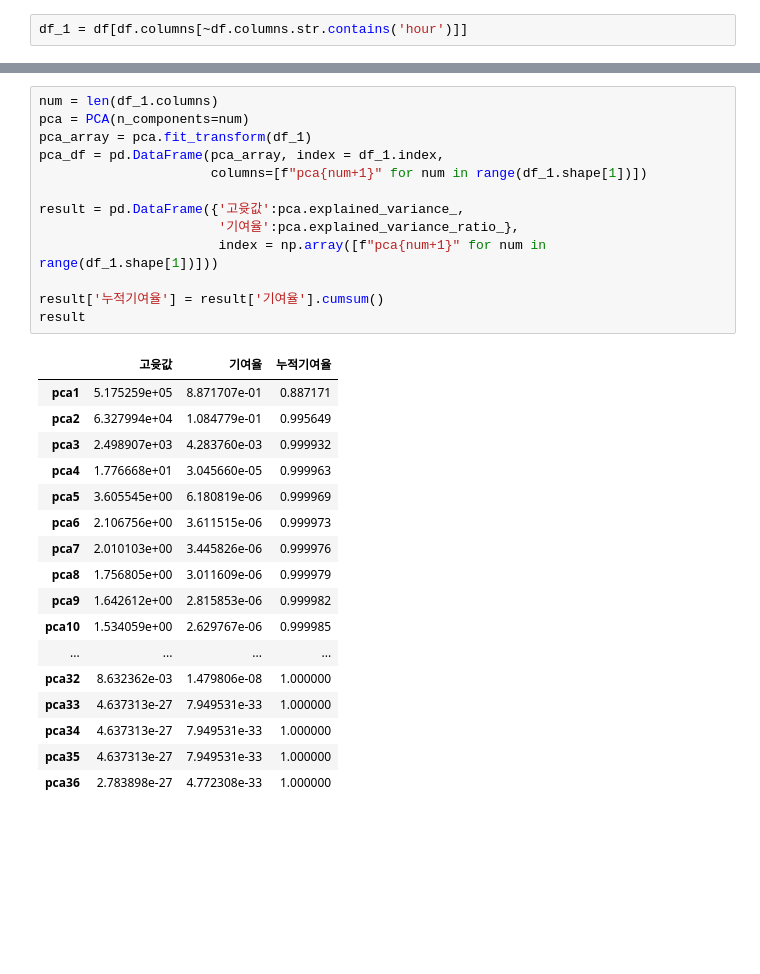
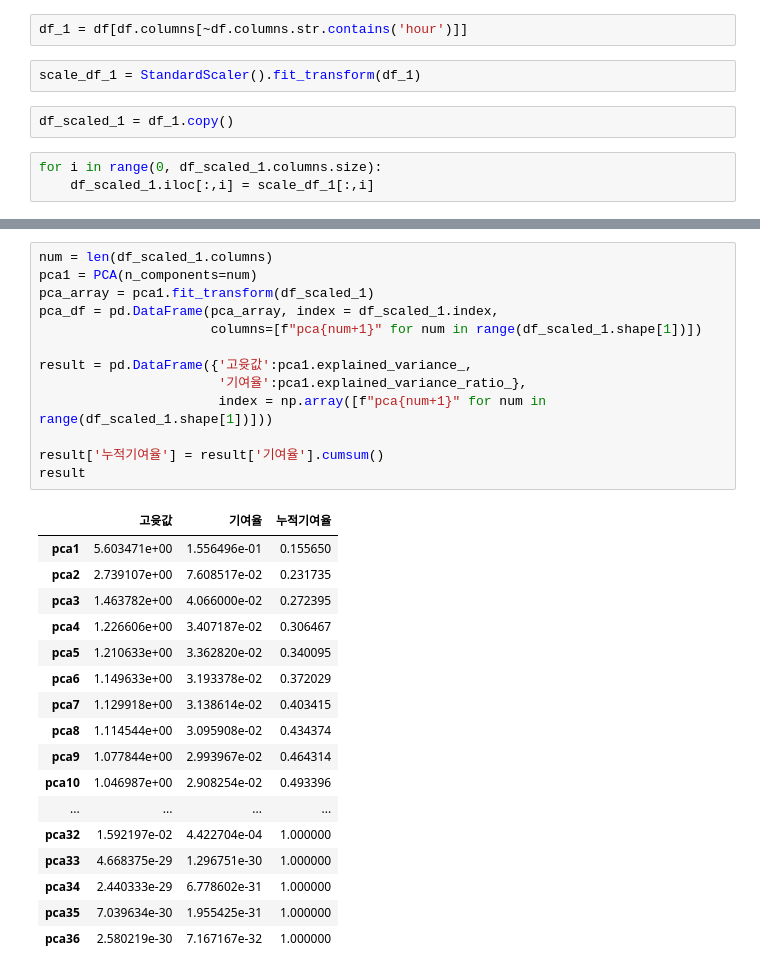
Before and after one commit to dlarhkd1211/electronic_commercial_data_analysis, a Jupyter notebook: clustering.ipynb, the cells around one changed output, grey strips where cells are left out. Drawn from its saved outputs; the diff is of its cells as text; blank space fills up the shorter version.

```diff
--- a/clustering.ipynb
+++ b/clustering.ipynb
@@ -117,2 +184,9 @@ Index(['user_id.1', 'user_session', 'event_type_cart', 'event_type_purchase',
 # %%
 df_1 = df[df.columns[~df.columns.str.contains('hour')]]
+# %%
+scale_df_1 = StandardScaler().fit_transform(df_1)
+# %%
+df_scaled_1 = df_1.copy()
+# %%
+for i in range(0, df_scaled_1.columns.size):
+    df_scaled_1.iloc[:,i] = scale_df_1[:,i]
@@ -119,31 +239,31 @@ df_1 = df[df.columns[~df.columns.str.contains('hour')]]
 # %%
-num = len(df_1.columns)
-pca = PCA(n_components=num)
-pca_array = pca.fit_transform(df_1)
-pca_df = pd.DataFrame(pca_array, index = df_1.index,
-                      columns=[f"pca{num+1}" for num in range(df_1.shape[1])])
+num = len(df_scaled_1.columns)
+pca1 = PCA(n_components=num)
+pca_array = pca1.fit_transform(df_scaled_1)
+pca_df = pd.DataFrame(pca_array, index = df_scaled_1.index,
+                      columns=[f"pca{num+1}" for num in range(df_scaled_1.shape[1])])
 
-result = pd.DataFrame({'고윳값':pca.explained_variance_,
-                       '기여율':pca.explained_variance_ratio_},
-                       index = np.array([f"pca{num+1}" for num in range(df_1.shape[1])]))
+result = pd.DataFrame({'고윳값':pca1.explained_variance_,
+                       '기여율':pca1.explained_variance_ratio_},
+                       index = np.array([f"pca{num+1}" for num in range(df_scaled_1.shape[1])]))
 
 result['누적기여율'] = result['기여율'].cumsum()
 result
 # %% [output]
 |  | 고윳값 | 기여율 | 누적기여율 |
-| pca1 | 5.175259e+05 | 8.871707e-01 | 0.887171 |
-| pca2 | 6.327994e+04 | 1.084779e-01 | 0.995649 |
-| pca3 | 2.498907e+03 | 4.283760e-03 | 0.999932 |
-| pca4 | 1.776668e+01 | 3.045660e-05 | 0.999963 |
-| pca5 | 3.605545e+00 | 6.180819e-06 | 0.999969 |
-| pca6 | 2.106756e+00 | 3.611515e-06 | 0.999973 |
-| pca7 | 2.010103e+00 | 3.445826e-06 | 0.999976 |
-| pca8 | 1.756805e+00 | 3.011609e-06 | 0.999979 |
-| pca9 | 1.642612e+00 | 2.815853e-06 | 0.999982 |
-| pca10 | 1.534059e+00 | 2.629767e-06 | 0.999985 |
+| pca1 | 5.603471e+00 | 1.556496e-01 | 0.155650 |
+| pca2 | 2.739107e+00 | 7.608517e-02 | 0.231735 |
+| pca3 | 1.463782e+00 | 4.066000e-02 | 0.272395 |
+| pca4 | 1.226606e+00 | 3.407187e-02 | 0.306467 |
+| pca5 | 1.210633e+00 | 3.362820e-02 | 0.340095 |
+| pca6 | 1.149633e+00 | 3.193378e-02 | 0.372029 |
+| pca7 | 1.129918e+00 | 3.138614e-02 | 0.403415 |
+| pca8 | 1.114544e+00 | 3.095908e-02 | 0.434374 |
+| pca9 | 1.077844e+00 | 2.993967e-02 | 0.464314 |
+| pca10 | 1.046987e+00 | 2.908254e-02 | 0.493396 |
 | ... | ... | ... | ... |
-| pca32 | 8.632362e-03 | 1.479806e-08 | 1.000000 |
-| pca33 | 4.637313e-27 | 7.949531e-33 | 1.000000 |
-| pca34 | 4.637313e-27 | 7.949531e-33 | 1.000000 |
-| pca35 | 4.637313e-27 | 7.949531e-33 | 1.000000 |
-| pca36 | 2.783898e-27 | 4.772308e-33 | 1.000000 |
+| pca32 | 1.592197e-02 | 4.422704e-04 | 1.000000 |
+| pca33 | 4.668375e-29 | 1.296751e-30 | 1.000000 |
+| pca34 | 2.440333e-29 | 6.778602e-31 | 1.000000 |
+| pca35 | 7.039634e-30 | 1.955425e-31 | 1.000000 |
+| pca36 | 2.580219e-30 | 7.167167e-32 | 1.000000 |
```
Also changed, not shown: parts of 49 cells of this notebook.
